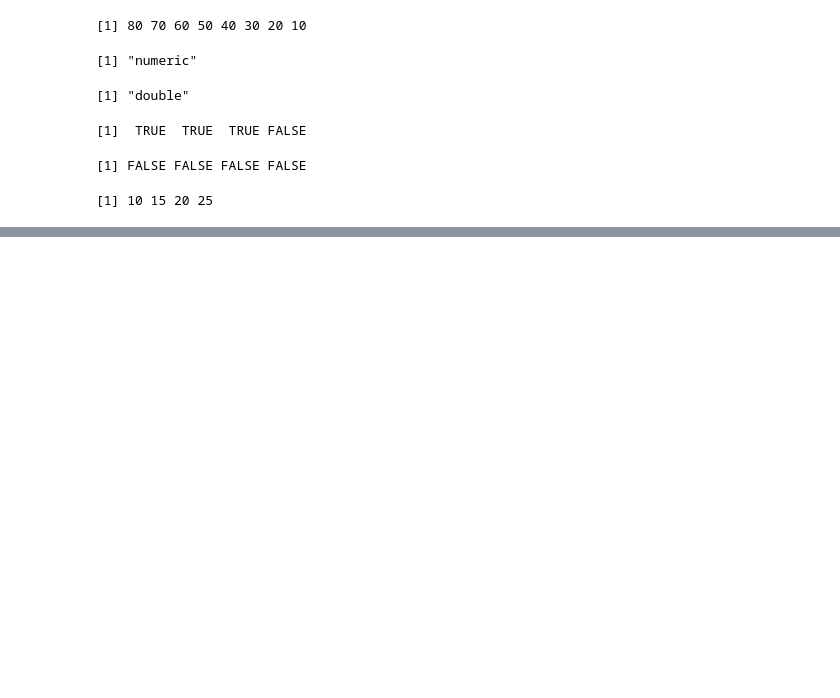
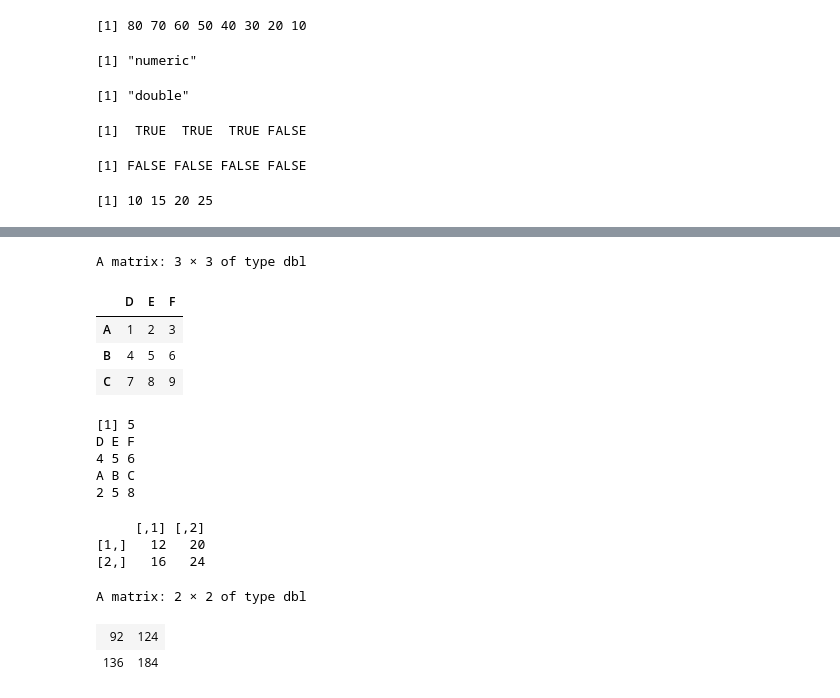
Before and after one commit to aman170197-web/Project01, a Jupyter notebook: R_Program.ipynb, the cells around one changed output, grey strips where cells are left out. Drawn from its saved outputs; the diff is of its cells as text; code cells hidden in the pictures; blank space fills up the shorter version.

```diff
--- a/R_Program.ipynb
+++ b/R_Program.ipynb
@@ -1593,0 +1596,7 @@ a[a < 35]
+# %%
+# matrix(data,nrow,ncol,byrow=FALSE)
+
+m_data <- c(1,2,3,4,5,6,7,8,9)
+
+data <- matrix(m_data,nrow=3,ncol=3)
+data
@@ -1593,0 +1608,5 @@ a[a < 35]
+# %%
+# by row
+
+data <- matrix(m_data,nrow=3,ncol=3,byrow= TRUE)
+data
@@ -1593,0 +1618,46 @@ a[a < 35]
+# %%
+# row name and column name
+
+rownames(data) <- c("A","B","C")
+colnames(data) <- c("D","E","F")
+data
+# %% [output]
+A matrix: 3 × 3 of type dbl
+|  | D | E | F |
+| A | 1 | 2 | 3 |
+| B | 4 | 5 | 6 |
+| C | 7 | 8 | 9 |
+# %%
+# access element
+
+print(data[2,2]) # row,col
+
+#row
+
+print(data[2,])
+
+# col
+
+print(data[,2])
+# %% [output]
+[1] 5
+D E F
+4 5 6
+A B C
+2 5 8
+# %%
+m1 <- matrix(c(2,4,6,8),nrow=2)
+m2 <- matrix(c(10,12,14,16),nrow=2)
+print(m1+m2)
+# %% [output]
+     [,1] [,2]
+[1,]   12   20
+[2,]   16   24
+# %%
+# multiplication
+
+m1 %*% m2
+# %% [output]
+A matrix: 2 × 2 of type dbl
+| 92 | 124 |
+| 136 | 184 |
```
Also changed, not shown: parts of 3 cells of this notebook.
